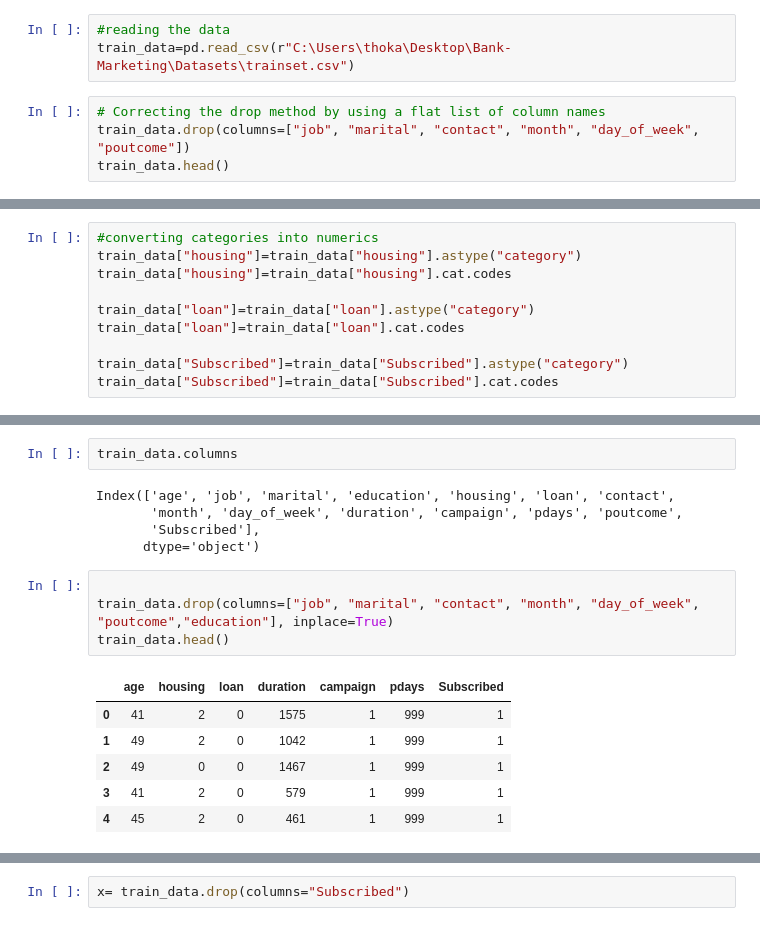
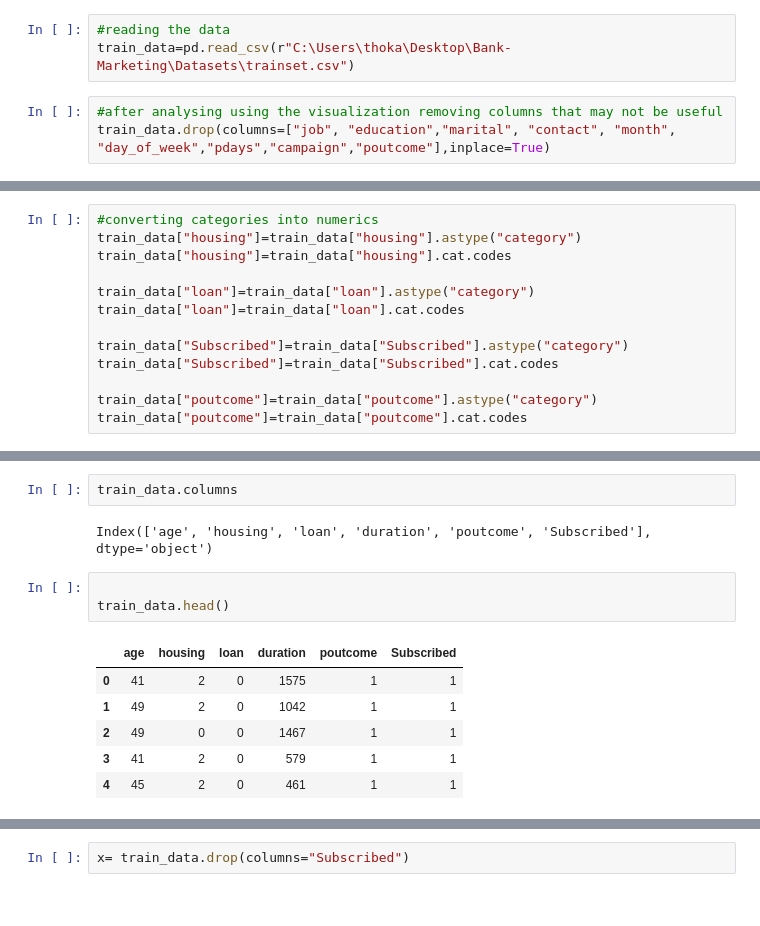
Before and after one commit to noblereddythokala/Bank-Marketing, a Jupyter notebook: Bank-Marketing.ipynb, the cells around one changed output, grey strips where cells are left out. Saved outputs shown, nothing was run; the diff lists cells and outputs as text.

```diff
--- a/Bank-Marketing.ipynb
+++ b/Bank-Marketing.ipynb
@@ -12,6 +13,5 @@ from sklearn import metrics
 #reading the data
 train_data=pd.read_csv(r"C:\Users\thoka\Desktop\Bank-Marketing\Datasets\trainset.csv")
 # %%
-# Correcting the drop method by using a flat list of column names
-train_data.drop(columns=["job", "marital", "contact", "month", "day_of_week", "poutcome"])
-train_data.head()
+#after analysing using the visualization removing columns that may not be useful
+train_data.drop(columns=["job", "education","marital", "contact", "month", "day_of_week","pdays","campaign","poutcome"],inplace=True)
@@ -32,6 +34,9 @@ train_data["loan"]=train_data["loan"].cat.codes
 
 train_data["Subscribed"]=train_data["Subscribed"].astype("category")
 train_data["Subscribed"]=train_data["Subscribed"].cat.codes
+
+train_data["poutcome"]=train_data["poutcome"].astype("category")
+train_data["poutcome"]=train_data["poutcome"].cat.codes
 # %%
 train_data.tail()
 # %% [output]
@@ -62,21 +64,17 @@ dtype: int64
 # %%
 train_data.columns
 # %% [output]
-Index(['age', 'job', 'marital', 'education', 'housing', 'loan', 'contact',
-       'month', 'day_of_week', 'duration', 'campaign', 'pdays', 'poutcome',
-       'Subscribed'],
-      dtype='object')
+Index(['age', 'housing', 'loan', 'duration', 'poutcome', 'Subscribed'], dtype='object')
 # %%
 
-train_data.drop(columns=["job", "marital", "contact", "month", "day_of_week", "poutcome","education"], inplace=True)
 train_data.head()
 # %% [output]
-|  | age | housing | loan | duration | campaign | pdays | Subscribed |
-| 0 | 41 | 2 | 0 | 1575 | 1 | 999 | 1 |
-| 1 | 49 | 2 | 0 | 1042 | 1 | 999 | 1 |
-| 2 | 49 | 0 | 0 | 1467 | 1 | 999 | 1 |
-| 3 | 41 | 2 | 0 | 579 | 1 | 999 | 1 |
-| 4 | 45 | 2 | 0 | 461 | 1 | 999 | 1 |
+|  | age | housing | loan | duration | poutcome | Subscribed |
+| 0 | 41 | 2 | 0 | 1575 | 1 | 1 |
+| 1 | 49 | 2 | 0 | 1042 | 1 | 1 |
+| 2 | 49 | 0 | 0 | 1467 | 1 | 1 |
+| 3 | 41 | 2 | 0 | 579 | 1 | 1 |
+| 4 | 45 | 2 | 0 | 461 | 1 | 1 |
 # %%
 train_data.describe()
 # %% [output]
```
Also changed, not shown: parts of 17 cells of this notebook.
